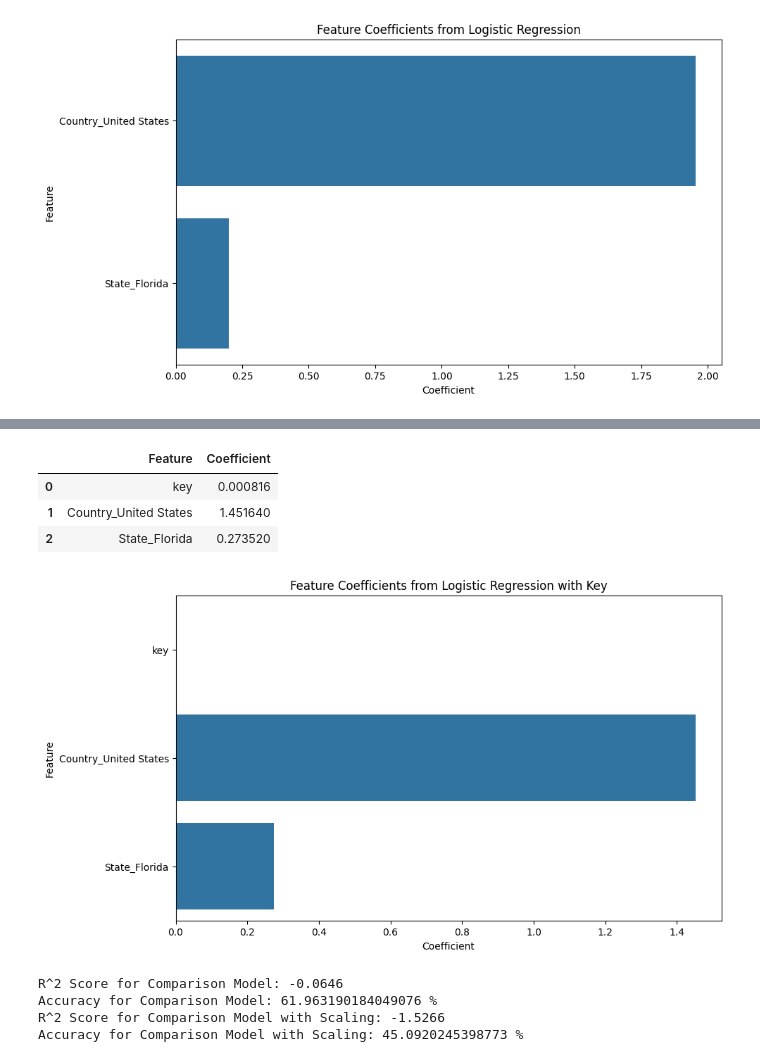
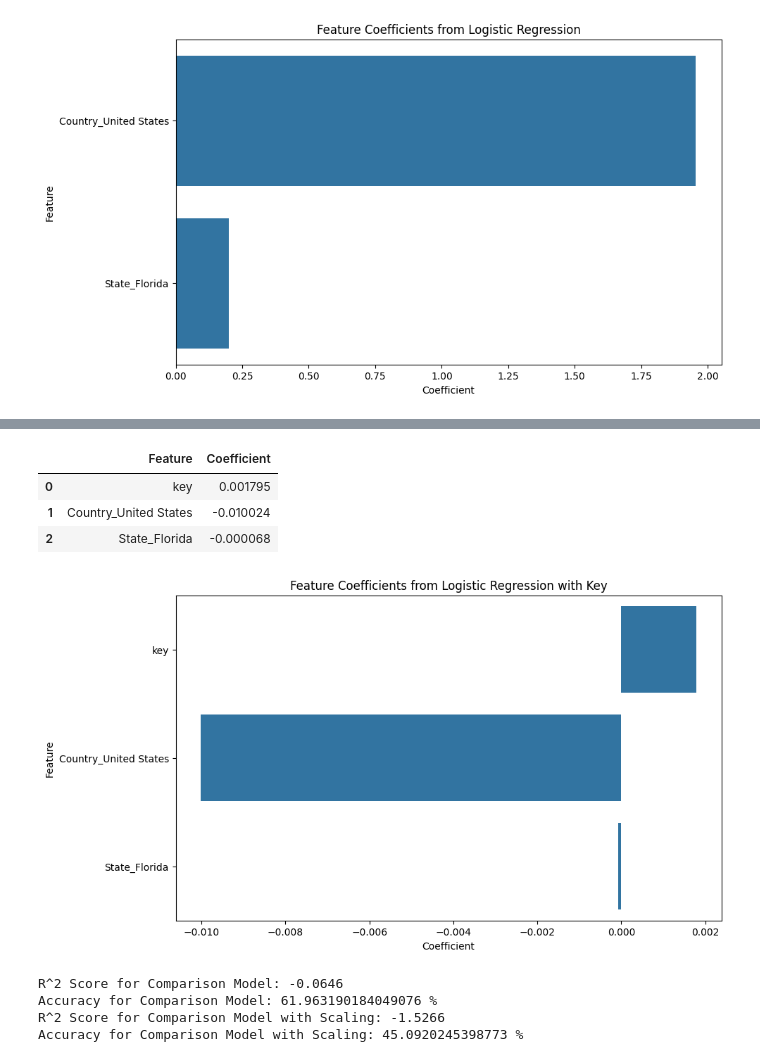
Before and after one commit to Girlcoding22/INDENG142_Sp25, a Jupyter notebook: Aggregated_LogisticRegression.ipynb, the cells around one changed output, grey strips where cells are left out. Cells and saved outputs as stored; diff of their text form; code cells hidden in the pictures.

```diff
--- a/Aggregated_LogisticRegression.ipynb
+++ b/Aggregated_LogisticRegression.ipynb
@@ -189,6 +189,7 @@ df_aggregated['key'] = label_encoder.fit_transform(df_aggregated['key'])
 # Add the encoded 'key' column to the feature set
 X_with_key = pd.concat([df_aggregated[['key']], X1], axis=1)
 y = df_aggregated_encoded[['Cluster_1', 'Cluster_2', 'Cluster_3', 'Cluster_4', 'Cluster_5']]
+y = df_aggregated_encoded['Revenue']
 
 # Split the data
 X_train_with_key, X_test_with_key, y_train, y_test = train_test_split(X_with_key, y, test_size=0.2, random_state=42)
@@ -197,6 +198,7 @@ X_train_with_key, X_test_with_key, y_train, y_test = train_test_split(X_with_key
 
 # y1_pred = multioutput_model1.predict(X1_test)
 model_with_key = MultiOutputClassifier(LogisticRegression(solver='lbfgs'))
+model_with_key = LogisticRegression(solver='lbfgs')
 model_with_key.fit(X_train_with_key, y_train)
 
 # Evaluate the model
@@ -212,29 +221,32 @@ Accuracy with 'key': 0.3344
 # %%
 #display feature importance
 coef_df2 = pd.DataFrame({
     'Feature': X_with_key.columns,
     'Coefficient': model_with_key
 })
+# Get the coefficients from the model
+coef_df2['Coefficient'] = model_with_key.coef_[0]
+
 # Extract coefficients from each estimator in the MultiOutputClassifier
-coefs = [est.coef_[0] for est in model_with_key.estimators_]
+# coefs = [est.coef_[0] for est in model_with_key.estimators_]
 # Take the mean absolute value of coefficients across all outputs for each feature
-coef_mean = np.mean(np.abs(coefs), axis=0)
-coef_df2['Coefficient'] = coef_mean
+# coef_mean = np.mean(np.abs(coefs), axis=0)
+# coef_df2['Coefficient'] = coef_mean
 display(coef_df2)
 
 #display a barplot of the coefficients
 plt.figure(figsize=(10, 6))
 sns.barplot(x='Coefficient', y='Feature', data=coef_df2)
 plt.title('Feature Coefficients from Logistic Regression with Key')
 plt.xlabel('Coefficient')
 plt.ylabel('Feature')
 plt.show()
 # %% [output]
 |  | Feature | Coefficient |
-| 0 | key | 0.000816 |
-| 1 | Country_United States | 1.451640 |
-| 2 | State_Florida | 0.273520 |
+| 0 | key | 0.001795 |
+| 1 | Country_United States | -0.010024 |
+| 2 | State_Florida | -0.000068 |
-[figure, old version]
+[figure, new version]
 # %%
 #model to compare with model 2 in logistic regression(the other one)
 mer1 = df_aggregated['Customer Age']
```
Also changed, not shown: parts of 1 cell of this notebook, 1 other file.
